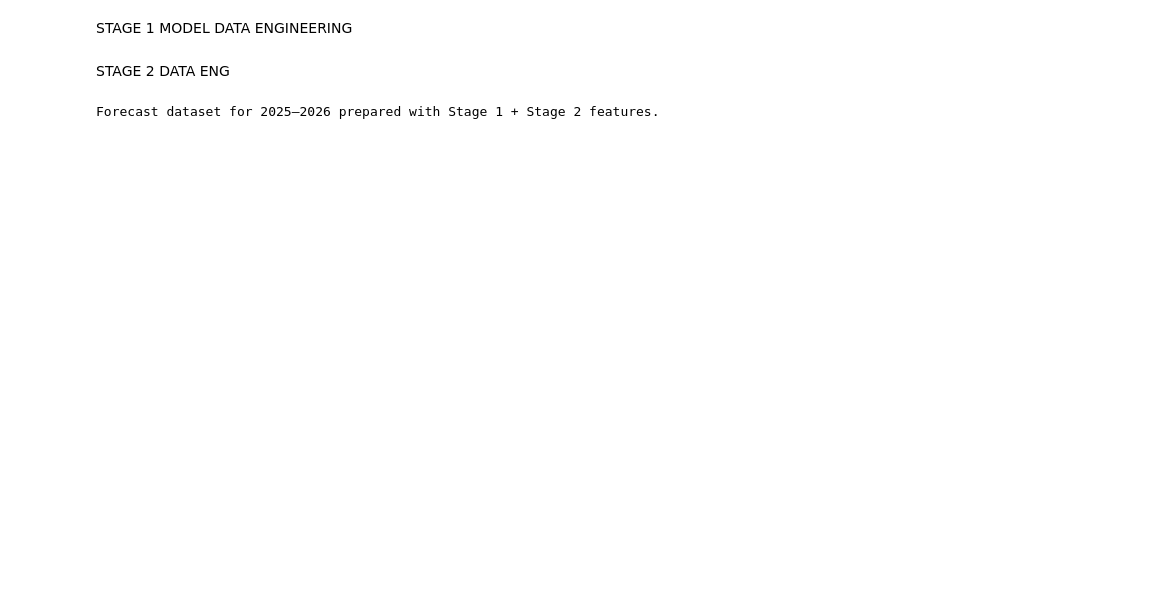
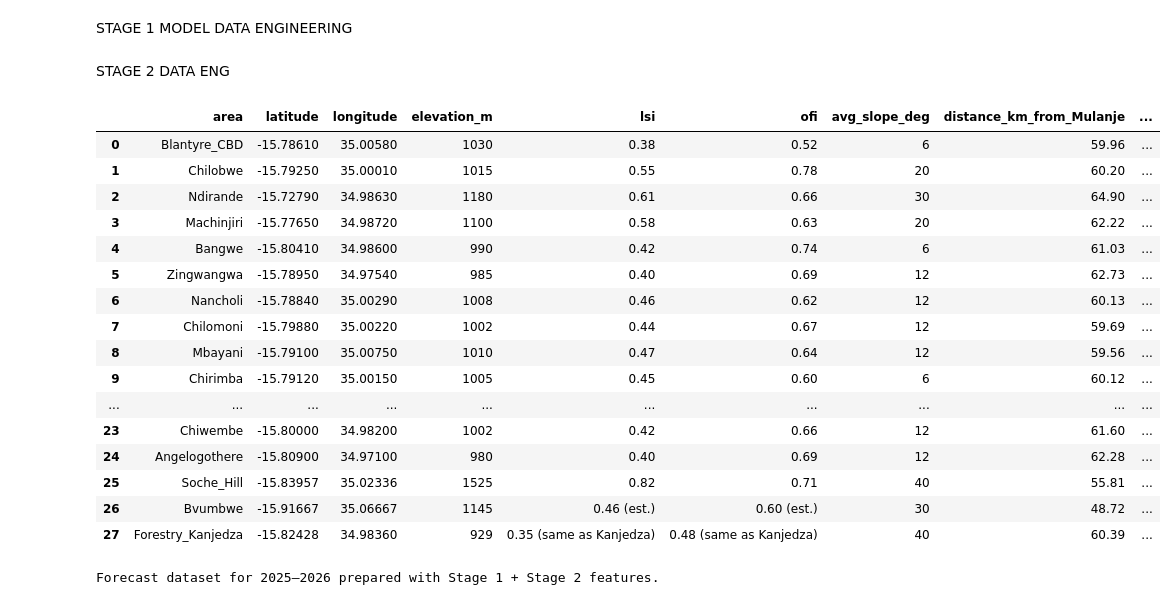
Before and after one commit to Princethawani/goesafe101, a Jupyter notebook: AI/notebooks/flood_risk.ipynb, the cells around one changed output. Saved outputs shown, nothing was run; the diff lists cells and outputs as text; code cells hidden in the pictures; blank space fills up the shorter version.

```diff
--- a/AI/notebooks/flood_risk.ipynb
+++ b/AI/notebooks/flood_risk.ipynb
@@ -58,4 +59,24 @@ stage2_features = ['soil_moisture_index','elevation','slope','elevation_x_slope'
                    'dist_mz_border_km','dist_major_river_km','month','lsi','ofi']
+# %%
+topo
+# %% [output]
+|  | area | latitude | longitude | elevation_m | lsi | ofi | avg_slope_deg | distance_km_from_Mulanje | ... |
+| 0 | Blantyre_CBD | -15.78610 | 35.00580 | 1030 | 0.38 | 0.52 | 6 | 59.96 | ... |
+| 1 | Chilobwe | -15.79250 | 35.00010 | 1015 | 0.55 | 0.78 | 20 | 60.20 | ... |
+| 2 | Ndirande | -15.72790 | 34.98630 | 1180 | 0.61 | 0.66 | 30 | 64.90 | ... |
+| 3 | Machinjiri | -15.77650 | 34.98720 | 1100 | 0.58 | 0.63 | 20 | 62.22 | ... |
+| 4 | Bangwe | -15.80410 | 34.98600 | 990 | 0.42 | 0.74 | 6 | 61.03 | ... |
+| 5 | Zingwangwa | -15.78950 | 34.97540 | 985 | 0.40 | 0.69 | 12 | 62.73 | ... |
+| 6 | Nancholi | -15.78840 | 35.00290 | 1008 | 0.46 | 0.62 | 12 | 60.13 | ... |
+| 7 | Chilomoni | -15.79880 | 35.00220 | 1002 | 0.44 | 0.67 | 12 | 59.69 | ... |
+| 8 | Mbayani | -15.79100 | 35.00750 | 1010 | 0.47 | 0.64 | 12 | 59.56 | ... |
+| 9 | Chirimba | -15.79120 | 35.00150 | 1005 | 0.45 | 0.60 | 6 | 60.12 | ... |
+| ... | ... | ... | ... | ... | ... | ... | ... | ... | ... |
+| 23 | Chiwembe | -15.80000 | 34.98200 | 1002 | 0.42 | 0.66 | 12 | 61.60 | ... |
+| 24 | Angelogothere | -15.80900 | 34.97100 | 980 | 0.40 | 0.69 | 12 | 62.28 | ... |
+| 25 | Soche_Hill | -15.83957 | 35.02336 | 1525 | 0.82 | 0.71 | 40 | 55.81 | ... |
+| 26 | Bvumbwe | -15.91667 | 35.06667 | 1145 | 0.46 (est.) | 0.60 (est.) | 30 | 48.72 | ... |
+| 27 | Forestry_Kanjedza | -15.82428 | 34.98360 | 929 | 0.35 (same as Kanjedza) | 0.48 (same as Kanjedza) | 40 | 60.39 | ... |
 # %%
 
 
```
Also changed, not shown: parts of 40 cells of this notebook, 5 other files.
